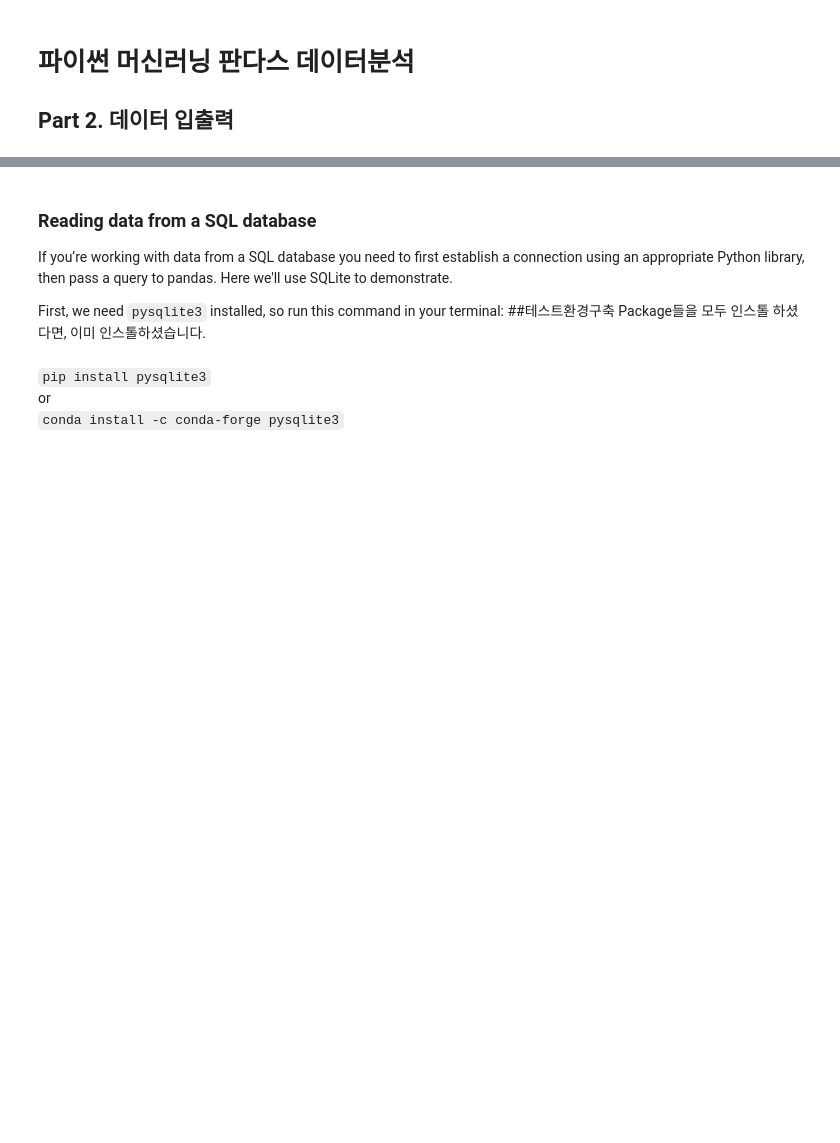
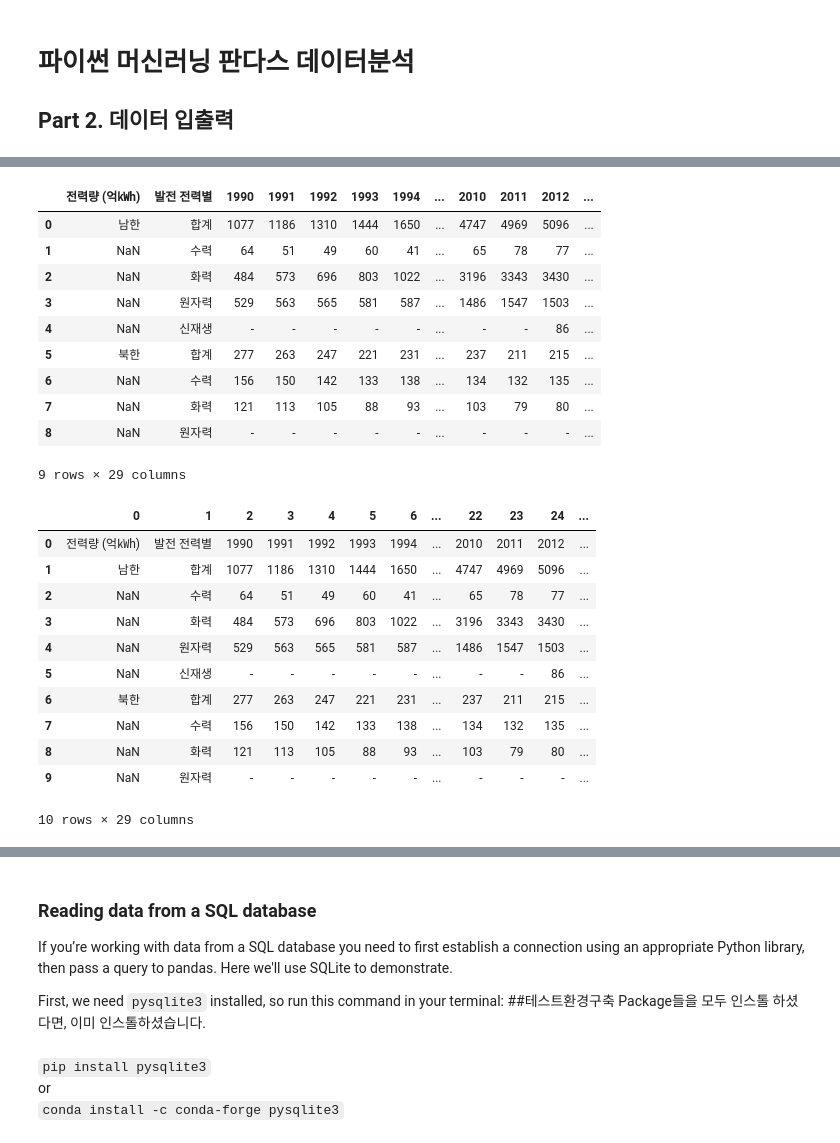
Before and after one commit to usejang/AI_Class-Jangdonggil, a Jupyter notebook: jupyter_upload/J1/Part_02_데이터 입출력.ipynb, the cells around one changed output, grey strips where cells are left out. Cells and saved outputs as stored; diff of their text form; code cells hidden in the pictures; blank space fills up the shorter version.

```diff
--- a/jupyter_upload/J1/Part_02_데이터 입출력.ipynb
+++ b/jupyter_upload/J1/Part_02_데이터 입출력.ipynb
@@ -48,15 +144,39 @@ pd.get_option('display.max_columns')
 # %%
-pd.set_option('display.max_columns', 100)
+pd.set_option('display.max_columns', 15)
 
 import pandas as pd
 
 # read_excel() 함수로 데이터프레임 변환
 df1 = pd.read_excel('./data/남북한발전전력량.xlsx')            # header=0 (default 옵션)
 df2 = pd.read_excel('./data/남북한발전전력량.xlsx', header=None)  # header=None 옵션
 
 # 데이터프레임 출력
 display(df1)
 display(df2)
+# %% [output]
+|  | 전력량 (억㎾h) | 발전 전력별 | 1990 | 1991 | 1992 | 1993 | 1994 | ... | 2010 | 2011 | 2012 | ... |
+| 0 | 남한 | 합계 | 1077 | 1186 | 1310 | 1444 | 1650 | ... | 4747 | 4969 | 5096 | ... |
+| 1 | NaN | 수력 | 64 | 51 | 49 | 60 | 41 | ... | 65 | 78 | 77 | ... |
+| 2 | NaN | 화력 | 484 | 573 | 696 | 803 | 1022 | ... | 3196 | 3343 | 3430 | ... |
+| 3 | NaN | 원자력 | 529 | 563 | 565 | 581 | 587 | ... | 1486 | 1547 | 1503 | ... |
+| 4 | NaN | 신재생 | - | - | - | - | - | ... | - | - | 86 | ... |
+| 5 | 북한 | 합계 | 277 | 263 | 247 | 221 | 231 | ... | 237 | 211 | 215 | ... |
+| 6 | NaN | 수력 | 156 | 150 | 142 | 133 | 138 | ... | 134 | 132 | 135 | ... |
+| 7 | NaN | 화력 | 121 | 113 | 105 | 88 | 93 | ... | 103 | 79 | 80 | ... |
+| 8 | NaN | 원자력 | - | - | - | - | - | ... | - | - | - | ... |
+9 rows × 29 columns
+|  | 0 | 1 | 2 | 3 | 4 | 5 | 6 | ... | 22 | 23 | 24 | ... |
+| 0 | 전력량 (억㎾h) | 발전 전력별 | 1990 | 1991 | 1992 | 1993 | 1994 | ... | 2010 | 2011 | 2012 | ... |
+| 1 | 남한 | 합계 | 1077 | 1186 | 1310 | 1444 | 1650 | ... | 4747 | 4969 | 5096 | ... |
+| 2 | NaN | 수력 | 64 | 51 | 49 | 60 | 41 | ... | 65 | 78 | 77 | ... |
+| 3 | NaN | 화력 | 484 | 573 | 696 | 803 | 1022 | ... | 3196 | 3343 | 3430 | ... |
+| 4 | NaN | 원자력 | 529 | 563 | 565 | 581 | 587 | ... | 1486 | 1547 | 1503 | ... |
+| 5 | NaN | 신재생 | - | - | - | - | - | ... | - | - | 86 | ... |
+| 6 | 북한 | 합계 | 277 | 263 | 247 | 221 | 231 | ... | 237 | 211 | 215 | ... |
+| 7 | NaN | 수력 | 156 | 150 | 142 | 133 | 138 | ... | 134 | 132 | 135 | ... |
+| 8 | NaN | 화력 | 121 | 113 | 105 | 88 | 93 | ... | 103 | 79 | 80 | ... |
+| 9 | NaN | 원자력 | - | - | - | - | - | ... | - | - | - | ... |
+10 rows × 29 columns
 # %%
 pd.reset_option("^display")
 # %%
```
Also changed, not shown: parts of 17 cells of this notebook, 14 other files.
